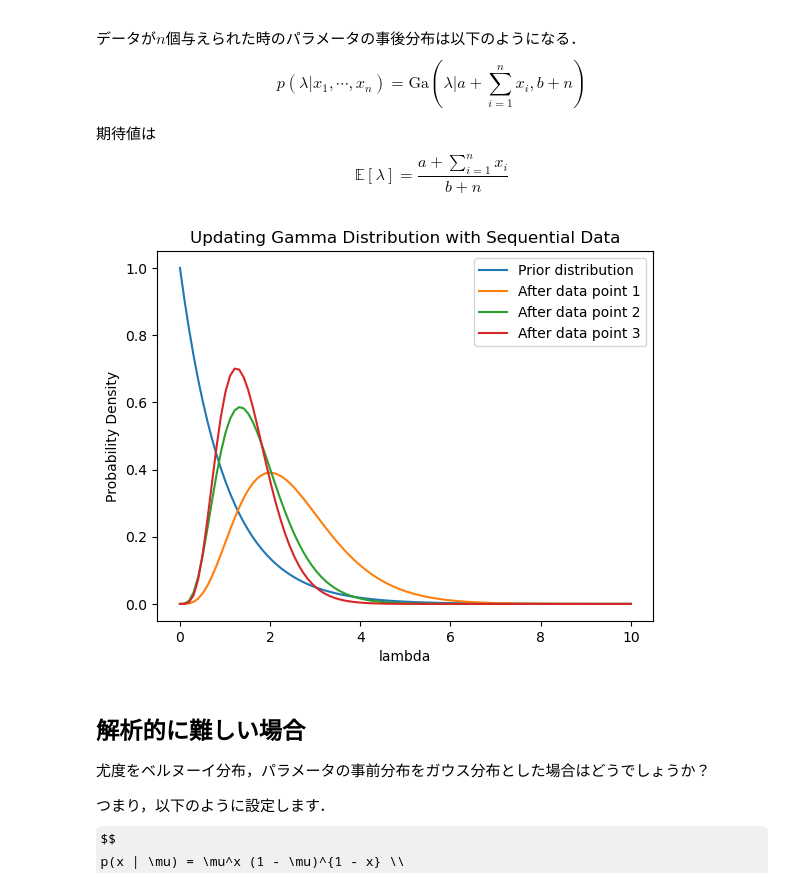
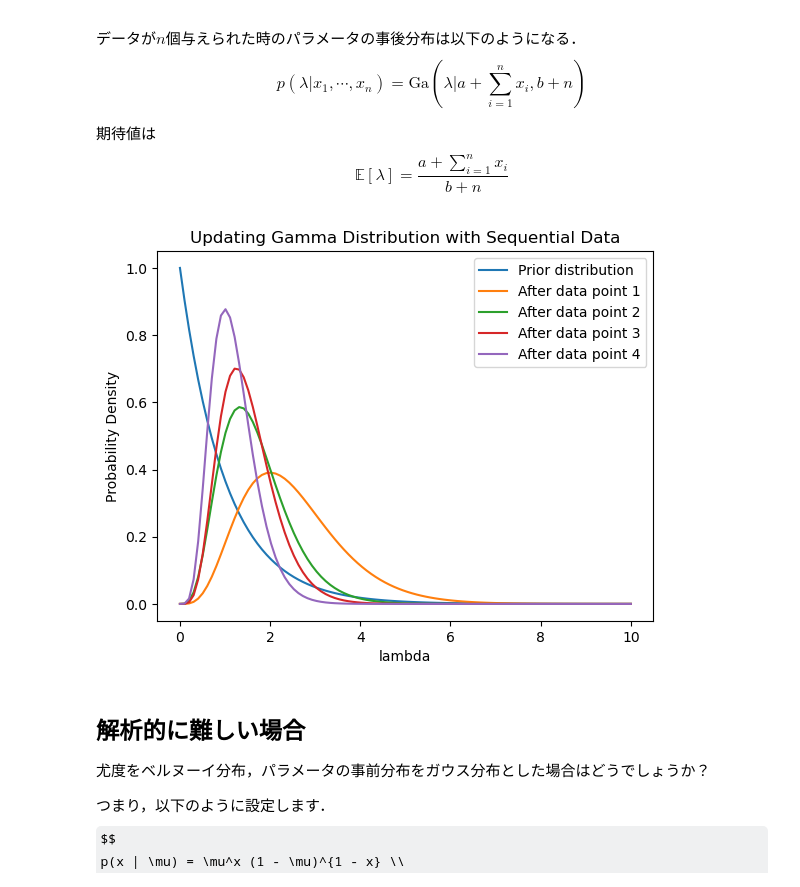
Before and after one commit to LABO-M/Gaussian_process, a Jupyter notebook: Gaussian_Process_Bayes.ipynb, the cells around one changed output. Drawn from its saved outputs; the diff is of its cells as text; code cells hidden in the pictures; some formulas as TeX source.

```diff
--- a/Gaussian_Process_Bayes.ipynb
+++ b/Gaussian_Process_Bayes.ipynb
@@ -35,7 +35,7 @@ alpha_param = 1
 beta_param = 1
 
 # 逐次的に与えられるデータの例 (1: 成功, 0: 失敗)
-data_stream = [1, 0, 1]
+data_stream = [1, 0, 1 , 1]
 
 # パラメータと分布をプロットするための準備
 x = np.linspace(0, 1, 100)
@@ -89,35 +89,35 @@ from scipy.stats import gamma
 def update_gamma_parameters(alpha, beta, data):
     return alpha + sum(data), beta + len(data)
 
 # 初期パラメータ
 alpha = 1
 beta = 1
 
 # 逐次的に与えられるデータの例 (ポアソン分布のデータ点)
-data_stream = [4, 0, 1]
+data_stream = [4, 0, 1 , 0]
 
 # パラメータと分布をプロットするための準備
 x = np.linspace(0, 10, 100)
 
 # 初期の事前分布をプロット
 plt.plot(x, gamma.pdf(x, alpha, scale=1/beta), label='Prior distribution')
 
 # データポイントごとにパラメータを更新
 for i, data_point in enumerate(data_stream):
     # 新しいデータ点でパラメータを更新
     alpha, beta = update_gamma_parameters(alpha, beta, [data_point])
 
     # 更新された分布をプロット
     plt.plot(x, gamma.pdf(x, alpha, scale=1/beta), label=f'After data point {i+1}')
 
 # グラフ表示設定
 plt.title('Updating Gamma Distribution with Sequential Data')
 plt.xlabel('lambda')
 plt.ylabel('Probability Density')
 plt.legend()
 plt.show()
 # %% [output]
-[figure, old version]
+[figure, new version]
 # %% [markdown]
 ## 解析的に難しい場合
 尤度をベルヌーイ分布，パラメータの事前分布をガウス分布とした場合はどうでしょうか？
```
Also changed, not shown: parts of 1 cell of this notebook.
